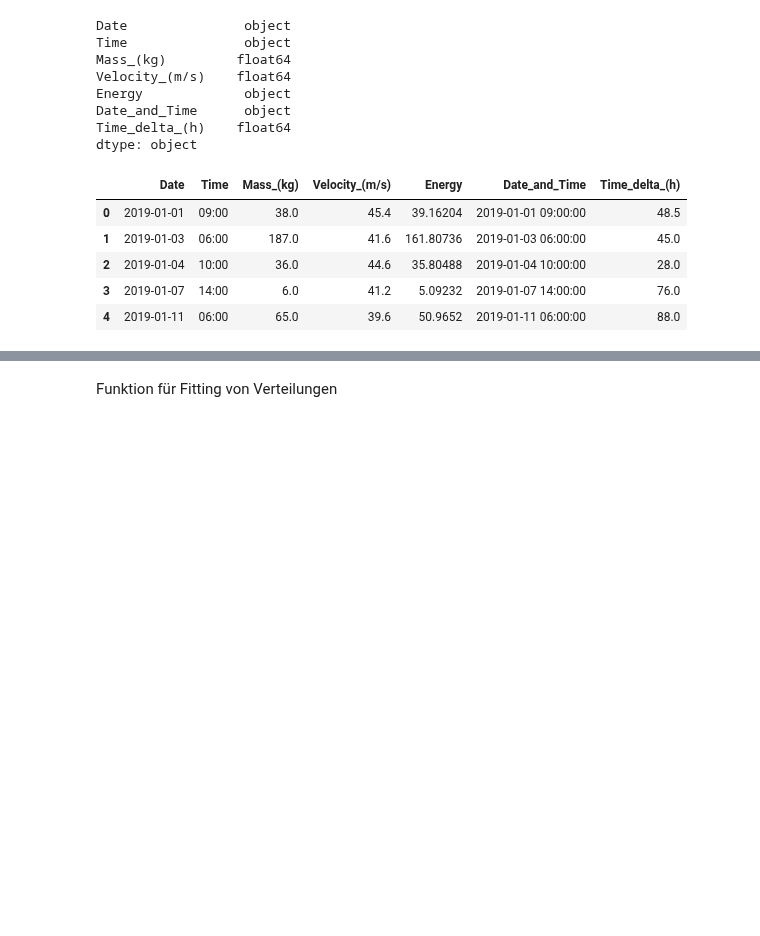
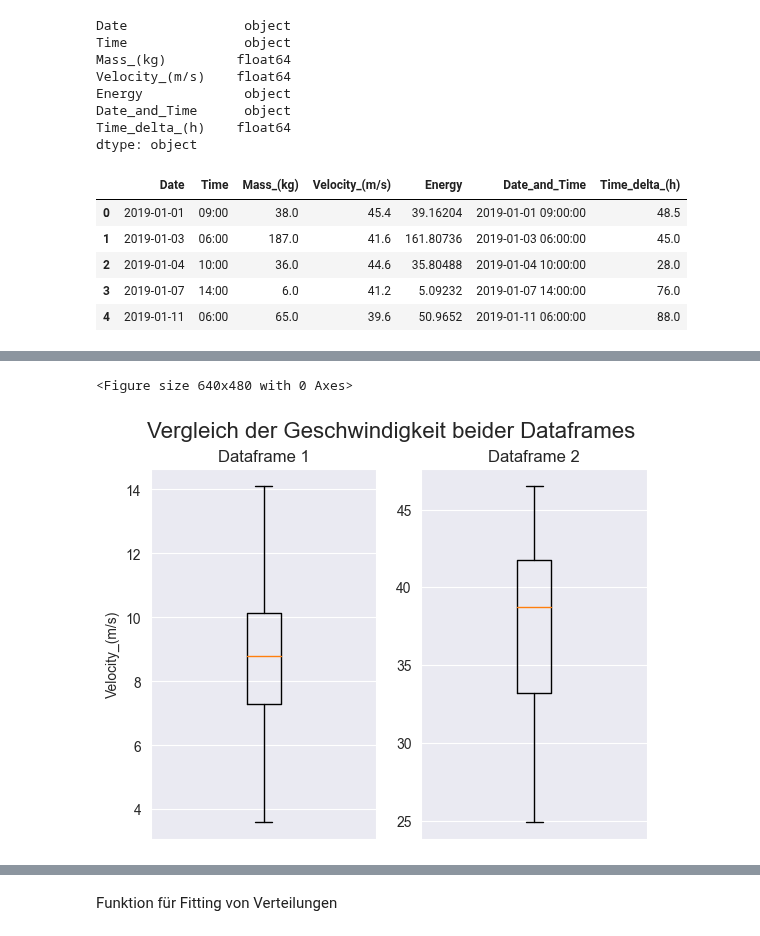
Before and after one commit to lhenchoz/cwm1, a Jupyter notebook: Steinschlag_v1.ipynb, the cells around one changed output, grey strips where cells are left out. Saved outputs shown, nothing was run; the diff lists cells and outputs as text; code cells hidden in the pictures; blank space fills up the shorter version.

```diff
--- a/Steinschlag_v1.ipynb
+++ b/Steinschlag_v1.ipynb
@@ -97,0 +108,5 @@ plt.show()
+# %%
+boxplot_compare(df1,df2,"Velocity_(m/s)", "Vergleich der Geschwindigkeit beider Dataframes")
+# %% [output]
+<Figure size 640x480 with 0 Axes>
+[figure, added]
```
Also changed, not shown: parts of 12 cells of this notebook.
